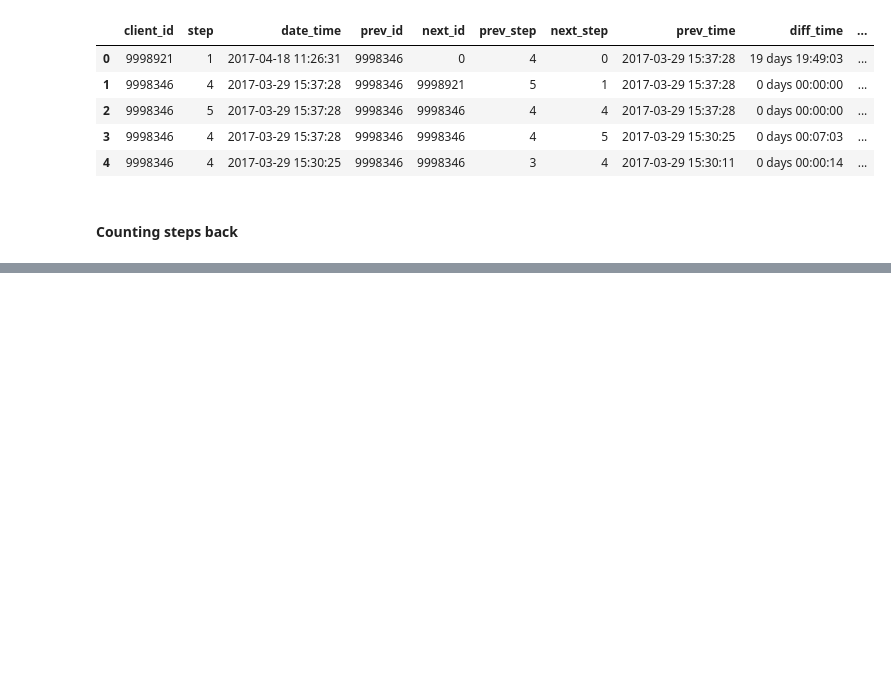
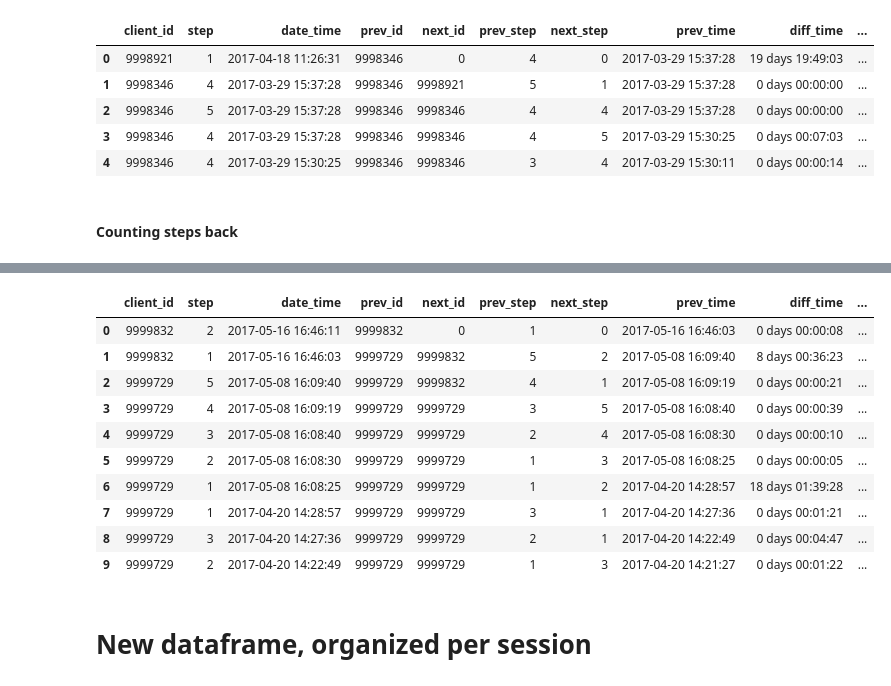
Before and after one commit to dimitsagk/AB_Testing_Analysis, a Jupyter notebook: notebooks/Project_2_02Cleaning+EDA.ipynb, the cells around one changed output, grey strips where cells are left out. Cells and saved outputs as stored; diff of their text form; code cells hidden in the pictures; blank space fills up the shorter version.

```diff
--- a/notebooks/Project_2_02Cleaning+EDA.ipynb
+++ b/notebooks/Project_2_02Cleaning+EDA.ipynb
@@ -643,9 +669,3 @@ df_test_fltrd['subtract_step'] = np.where(df_test_fltrd['client_id'] == df_test_
                                           (df_test_fltrd['step'] - df_test_fltrd['prev_step']),0)
 df_control_fltrd['subtract_step'] = np.where(df_control_fltrd['client_id'] == df_control_fltrd['prev_id'],
                                           (df_control_fltrd['step'] - df_control_fltrd['prev_step']),0)
-# %%
-df_test_fltrd['steps_back'] = 0
-df_control_fltrd['steps_back'] = 0
-
-df_test_fltrd.loc[df_test_fltrd['subtract_step'] == -1, 'steps_back'] += 1
-df_control_fltrd.loc[df_control_fltrd['subtract_step'] == -1, 'steps_back'] += 1
@@ -710,3 +671,0 @@ df_test_fltrd.head(20)
-# %%
-df_test_fltrd = df_test_fltrd[['client_id','prev_id','next_id','date_time','step',
-    'prev_step','next_step','subtract_step','steps_back','confirm']]
@@ -790,0 +675,13 @@ df_roster['variation'].value_counts()
+# %%
+# There are cases where users after 'confirm' got back to other steps, but not 'start'
+# I consider this invalid for the analysis, that they didn't start a new session, so also the these steps back don't count
+
+threshold = datetime.timedelta(seconds=3600) # to be adjusted if needed
+
+conditions = np.array(
+    (df_test_fltrd['prev_step'] != 5) &
+    ((df_test_fltrd['subtract_step'] == -1) |(df_test_fltrd['subtract_step'] == -2) | (df_test_fltrd['subtract_step'] == -3)) &
+    (df_test_fltrd['diff_time'] < threshold)
+)
+
+df_test_fltrd.loc[conditions, 'steps_back'] = 1
@@ -790,0 +700,23 @@ df_roster['variation'].value_counts()
+# %%
+# Dropping the column 'subtract_step', it was made for calculation purposes
+
+df_test_fltrd.drop(columns=['subtract_step'], inplace=True)
+df_control_fltrd.drop(columns=['subtract_step'], inplace=True)
+# %%
+# Examples to demonstrate the systems
+# df_test_fltrd[df_test_fltrd['client_id'] == '9994115']
+df_test_fltrd.head(10)
+# %% [output]
+|  | client_id | step | date_time | prev_id | next_id | prev_step | next_step | prev_time | diff_time | ... |
+| 0 | 9999832 | 2 | 2017-05-16 16:46:11 | 9999832 | 0 | 1 | 0 | 2017-05-16 16:46:03 | 0 days 00:00:08 | ... |
+| 1 | 9999832 | 1 | 2017-05-16 16:46:03 | 9999729 | 9999832 | 5 | 2 | 2017-05-08 16:09:40 | 8 days 00:36:23 | ... |
+| 2 | 9999729 | 5 | 2017-05-08 16:09:40 | 9999729 | 9999832 | 4 | 1 | 2017-05-08 16:09:19 | 0 days 00:00:21 | ... |
+| 3 | 9999729 | 4 | 2017-05-08 16:09:19 | 9999729 | 9999729 | 3 | 5 | 2017-05-08 16:08:40 | 0 days 00:00:39 | ... |
+| 4 | 9999729 | 3 | 2017-05-08 16:08:40 | 9999729 | 9999729 | 2 | 4 | 2017-05-08 16:08:30 | 0 days 00:00:10 | ... |
+| 5 | 9999729 | 2 | 2017-05-08 16:08:30 | 9999729 | 9999729 | 1 | 3 | 2017-05-08 16:08:25 | 0 days 00:00:05 | ... |
+| 6 | 9999729 | 1 | 2017-05-08 16:08:25 | 9999729 | 9999729 | 1 | 2 | 2017-04-20 14:28:57 | 18 days 01:39:28 | ... |
+| 7 | 9999729 | 1 | 2017-04-20 14:28:57 | 9999729 | 9999729 | 3 | 1 | 2017-04-20 14:27:36 | 0 days 00:01:21 | ... |
+| 8 | 9999729 | 3 | 2017-04-20 14:27:36 | 9999729 | 9999729 | 2 | 1 | 2017-04-20 14:22:49 | 0 days 00:04:47 | ... |
+| 9 | 9999729 | 2 | 2017-04-20 14:22:49 | 9999729 | 9999729 | 1 | 3 | 2017-04-20 14:21:27 | 0 days 00:01:22 | ... |
+# %% [markdown]
+# New dataframe, organized per session
```
Also changed, not shown: parts of 43 cells of this notebook.
